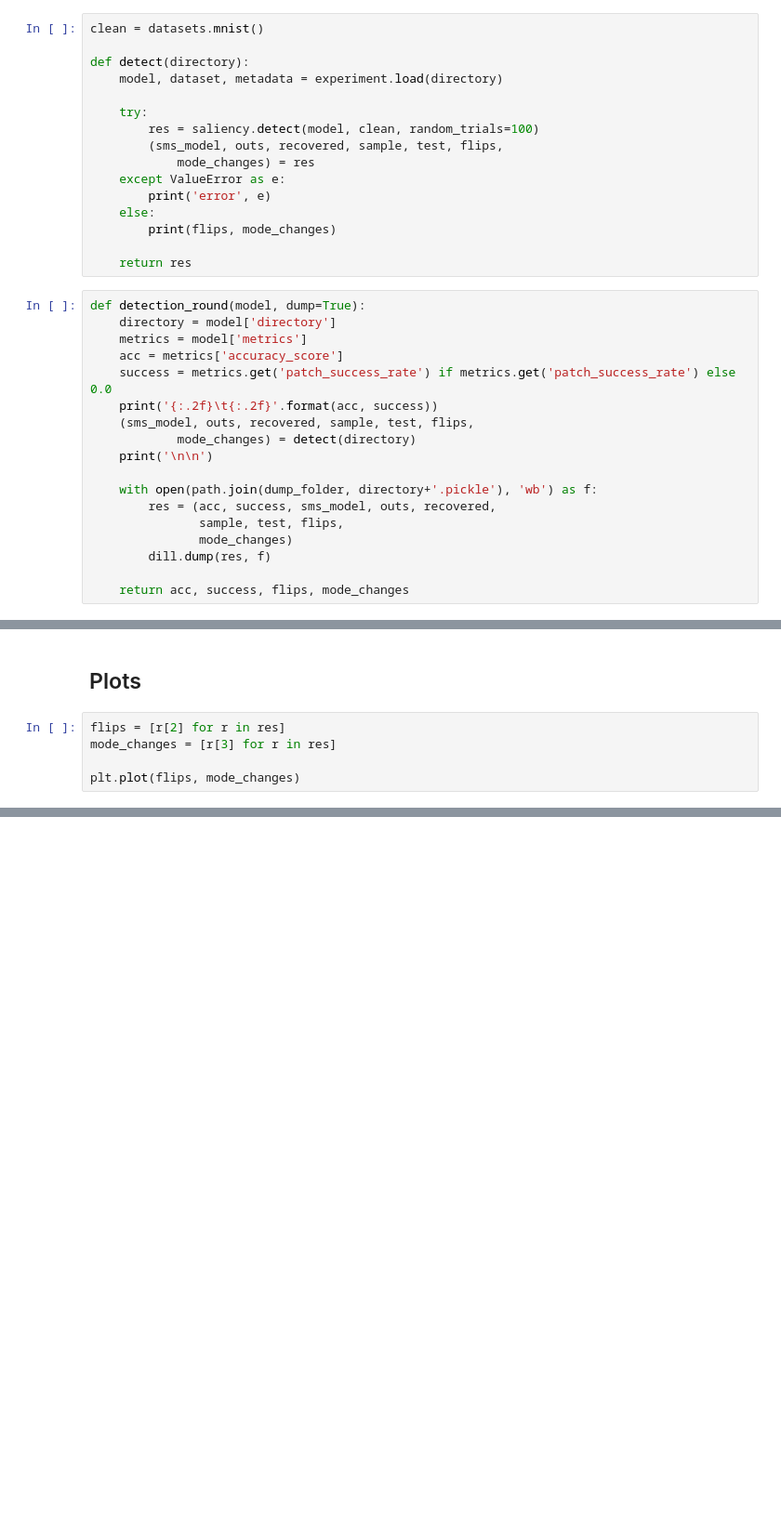
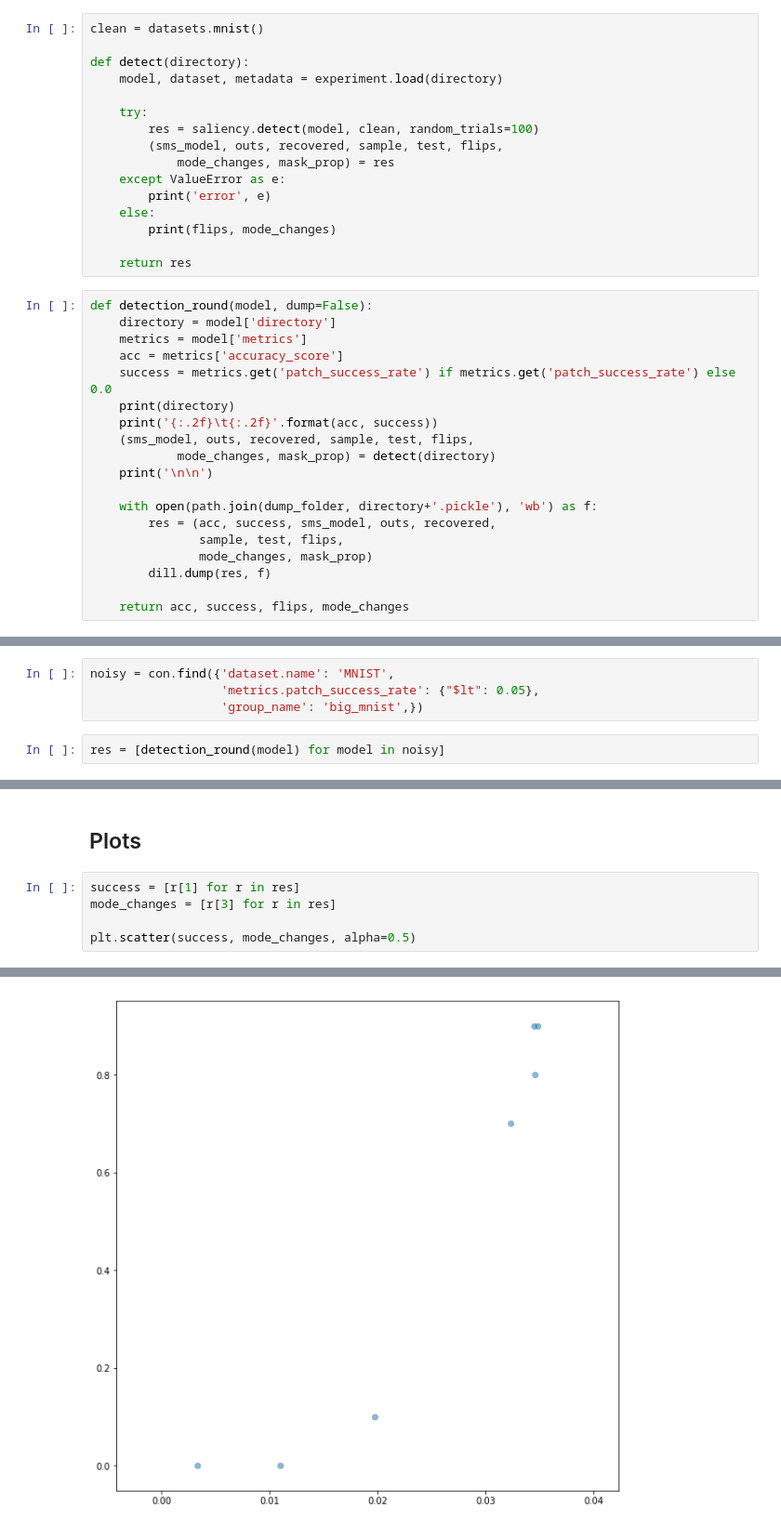
Before and after one commit to edublancas/trojan-defender, a Jupyter notebook: experiments/experiments-explore.ipynb, the cells around one changed output, grey strips where cells are left out. Shown at 93% size. Drawn from its saved outputs; the diff is of its cells as text; blank space fills up the shorter version.

```diff
--- a/experiments/experiments-explore.ipynb
+++ b/experiments/experiments-explore.ipynb
@@ -40,7 +40,7 @@ def detect(directory):
     try:
         res = saliency.detect(model, clean, random_trials=100)
         (sms_model, outs, recovered, sample, test, flips,
-            mode_changes) = res
+            mode_changes, mask_prop) = res
     except ValueError as e:
         print('error', e)
     else:
@@ -48,20 +48,21 @@ def detect(directory):
 
     return res
 # %%
-def detection_round(model, dump=True):
+def detection_round(model, dump=False):
     directory = model['directory']
     metrics = model['metrics']
     acc = metrics['accuracy_score']
     success = metrics.get('patch_success_rate') if metrics.get('patch_success_rate') else 0.0
+    print(directory)
     print('{:.2f}\t{:.2f}'.format(acc, success))
     (sms_model, outs, recovered, sample, test, flips,
-            mode_changes) = detect(directory)
+            mode_changes, mask_prop) = detect(directory)
     print('\n\n')
 
     with open(path.join(dump_folder, directory+'.pickle'), 'wb') as f:
         res = (acc, success, sms_model, outs, recovered,
                sample, test, flips,
-               mode_changes)
+               mode_changes, mask_prop)
         dill.dump(res, f)
 
     return acc, success, flips, mode_changes
@@ -100,0 +84,6 @@ res = [detection_round(model) for model in group]
+# %%
+noisy = con.find({'dataset.name': 'MNIST',
+                  'metrics.patch_success_rate': {"$lt": 0.05},
+                  'group_name': 'big_mnist',})
+# %%
+res = [detection_round(model) for model in noisy]
@@ -113,7 +120,8 @@ baselines = con.find({'dataset.name': 'MNIST',
 # %% [markdown]
 ## Plots
 # %%
-flips = [r[2] for r in res]
+success = [r[1] for r in res]
 mode_changes = [r[3] for r in res]
 
-plt.plot(flips, mode_changes)
+plt.scatter(success, mode_changes, alpha=0.5)
+# %% [output]
@@ -119,0 +129 @@ plt.plot(flips, mode_changes)
+[figure, added]
```
Also changed, not shown: parts of 3 cells of this notebook, 1 other file.
